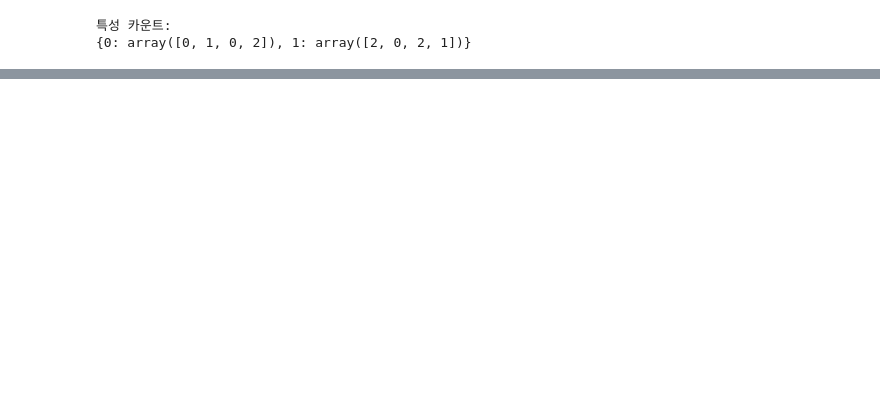
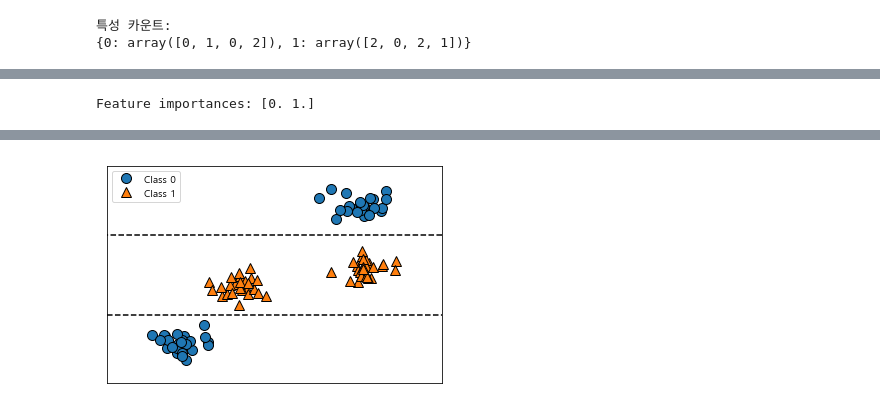
Before and after one commit to tjwodud04/Books-and-other-stuffs, a Jupyter notebook: Python/Books&Following/파이썬 라이브러리를 활용한 머신러닝/2장-3.ipynb, the cells around one changed output, grey strips where cells are left out. Cells and saved outputs as stored; diff of their text form; code cells hidden in the pictures; blank space fills up the shorter version.

```diff
--- a/Python/Books&Following/파이썬 라이브러리를 활용한 머신러닝/2장-3.ipynb
+++ b/Python/Books&Following/파이썬 라이브러리를 활용한 머신러닝/2장-3.ipynb
@@ -42,0 +112,5 @@ mglearn.plots.plot_tree_progressive()
+# %%
+tree = mglearn.plots.plot_tree_not_monotone()
+display(tree)
+# %% [output]
+Feature importances: [0. 1.]
@@ -42,0 +118 @@ mglearn.plots.plot_tree_progressive()
+[figure, added]
```
Also changed, not shown: parts of 14 cells of this notebook, 2 other files.
